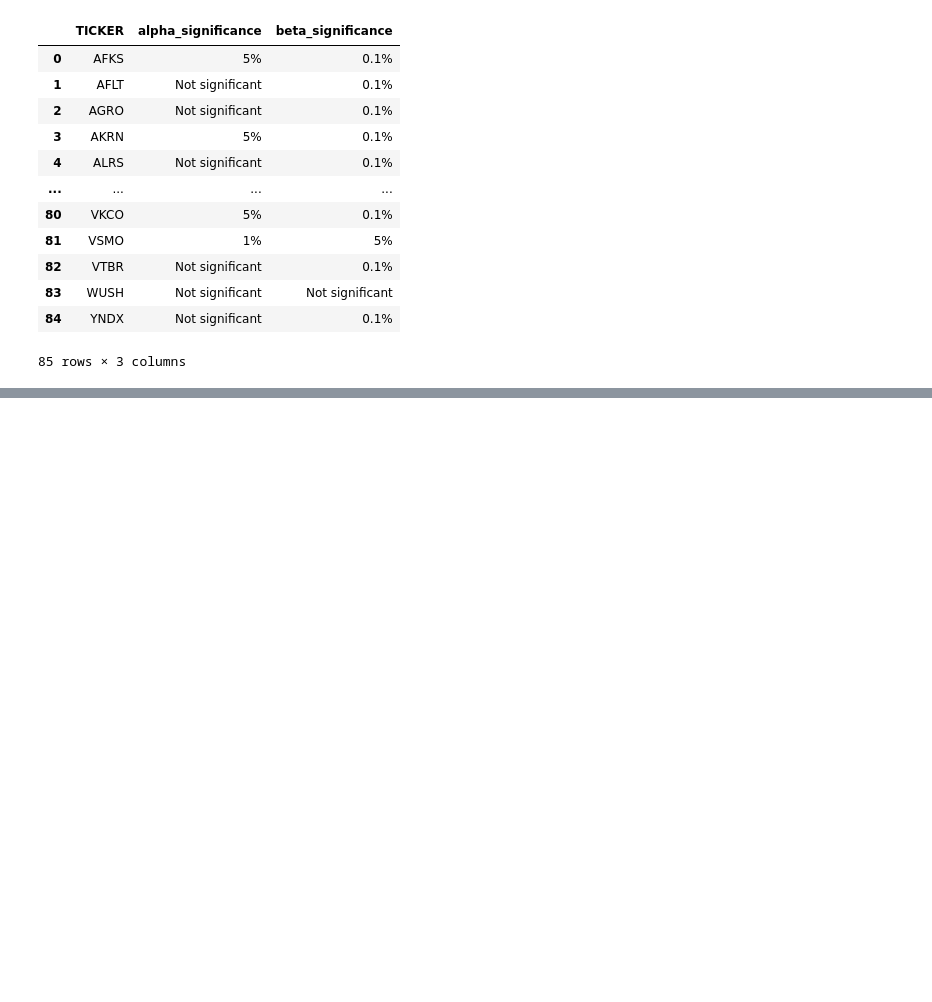
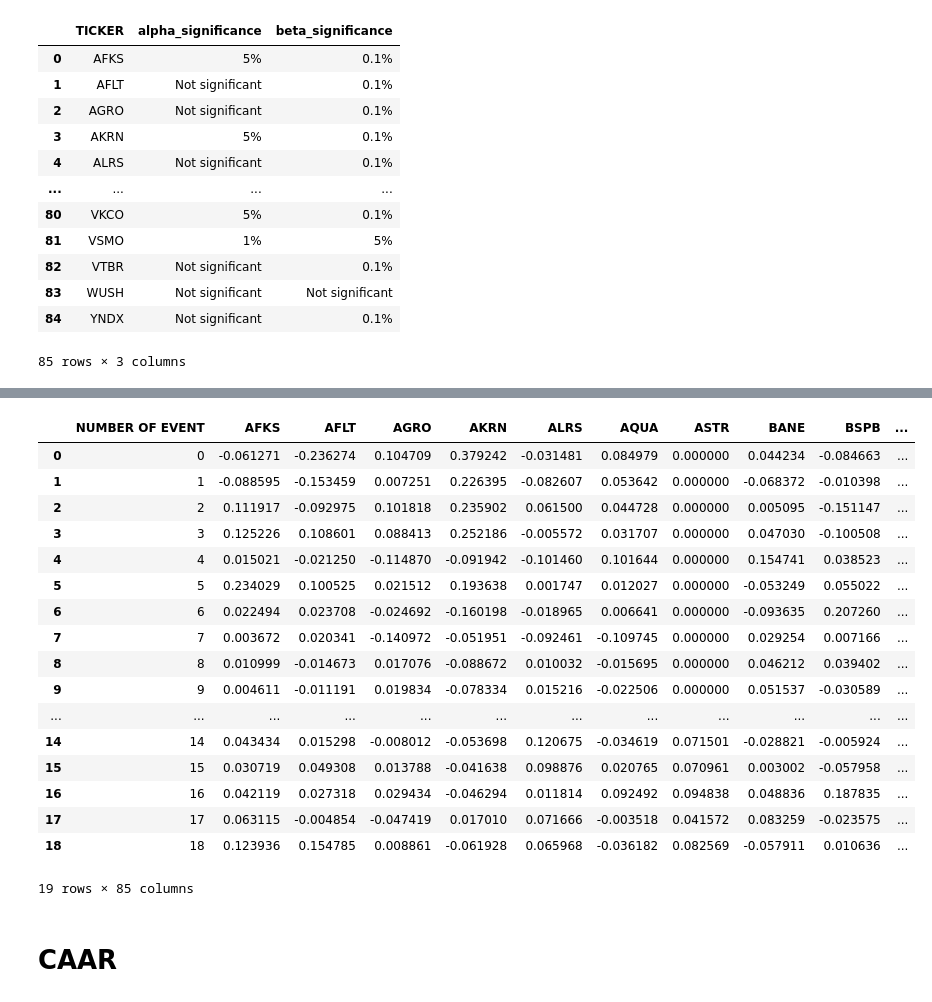
Before and after one commit to someawesomee/Event-study, a Jupyter notebook: analytics.ipynb, the cells around one changed output, grey strips where cells are left out. Drawn from its saved outputs; the diff is of its cells as text; code cells hidden in the pictures; blank space fills up the shorter version.

```diff
--- a/analytics.ipynb
+++ b/analytics.ipynb
@@ -891,0 +770,6 @@ UnicodeDecodeError: 'utf-8' codec can't decode byte 0xc8 in position 176: invali
+# %%
+abnormal_returns_all = pd.concat([abnormal_returns22, abnormal_returns23, abnormal_returns24])
+# abnormal_returns22_test = abnormal_returns22.set_index('TRADEDATE')
+# abnormal_returns22_test
+abnormal_returns_all = abnormal_returns_all.sort_values(by=['TRADEDATE'], ascending = True)
+abnormal_returns_all = abnormal_returns_all.set_index('TRADEDATE')
@@ -891,0 +907,10 @@ UnicodeDecodeError: 'utf-8' codec can't decode byte 0xc8 in position 176: invali
+# %%
+abnormal_returns_all = abnormal_returns_all.drop(columns='IMOEX')
+
+df_sum = abnormal_returns_all.sum(axis = 1)
+df_count= abnormal_returns_all.count(axis = 1)
+df_aar = df_sum / df_count
+df_aar = pd.DataFrame(df_aar)
+
+df_aar = df_aar.rename(columns={ 0 : 'AAR'})
+df_aar
@@ -891,0 +934,3 @@ UnicodeDecodeError: 'utf-8' codec can't decode byte 0xc8 in position 176: invali
+# %%
+df_events = df_events[['NUMBER OF EVENT', 'EVENT DATE']]
+df_events
@@ -891,0 +955,21 @@ UnicodeDecodeError: 'utf-8' codec can't decode byte 0xc8 in position 176: invali
+# %%
+results = []
+for index, row in df_events.iterrows():
+    event_date = row['EVENT DATE']
+    event_number = row['NUMBER OF EVENT']
+
+    event_date_num = pd.Timestamp(event_date).value
+
+    start_index = abnormal_returns_all.index.get_loc(event_date) - 10
+    end_index = abnormal_returns_all.index.get_loc(event_date) + 10
+
+    window_prices = abnormal_returns_all.iloc[start_index:end_index+1]
+
+    company_sums = window_prices.sum()
+
+    result_row = {'NUMBER OF EVENT': event_number}
+    result_row.update(company_sums)
+    results.append(result_row)
+
+
+results
@@ -891,0 +994,24 @@ UnicodeDecodeError: 'utf-8' codec can't decode byte 0xc8 in position 176: invali
+# %%
+results = pd.DataFrame(results)
+results
+# %% [output]
+|  | NUMBER OF EVENT | AFKS | AFLT | AGRO | AKRN | ALRS | AQUA | ASTR | BANE | BSPB | ... |
+| 0 | 0 | -0.061271 | -0.236274 | 0.104709 | 0.379242 | -0.031481 | 0.084979 | 0.000000 | 0.044234 | -0.084663 | ... |
+| 1 | 1 | -0.088595 | -0.153459 | 0.007251 | 0.226395 | -0.082607 | 0.053642 | 0.000000 | -0.068372 | -0.010398 | ... |
+| 2 | 2 | 0.111917 | -0.092975 | 0.101818 | 0.235902 | 0.061500 | 0.044728 | 0.000000 | 0.005095 | -0.151147 | ... |
+| 3 | 3 | 0.125226 | 0.108601 | 0.088413 | 0.252186 | -0.005572 | 0.031707 | 0.000000 | 0.047030 | -0.100508 | ... |
+| 4 | 4 | 0.015021 | -0.021250 | -0.114870 | -0.091942 | -0.101460 | 0.101644 | 0.000000 | 0.154741 | 0.038523 | ... |
+| 5 | 5 | 0.234029 | 0.100525 | 0.021512 | 0.193638 | 0.001747 | 0.012027 | 0.000000 | -0.053249 | 0.055022 | ... |
+| 6 | 6 | 0.022494 | 0.023708 | -0.024692 | -0.160198 | -0.018965 | 0.006641 | 0.000000 | -0.093635 | 0.207260 | ... |
+| 7 | 7 | 0.003672 | 0.020341 | -0.140972 | -0.051951 | -0.092461 | -0.109745 | 0.000000 | 0.029254 | 0.007166 | ... |
+| 8 | 8 | 0.010999 | -0.014673 | 0.017076 | -0.088672 | 0.010032 | -0.015695 | 0.000000 | 0.046212 | 0.039402 | ... |
+| 9 | 9 | 0.004611 | -0.011191 | 0.019834 | -0.078334 | 0.015216 | -0.022506 | 0.000000 | 0.051537 | -0.030589 | ... |
+| ... | ... | ... | ... | ... | ... | ... | ... | ... | ... | ... | ... |
+| 14 | 14 | 0.043434 | 0.015298 | -0.008012 | -0.053698 | 0.120675 | -0.034619 | 0.071501 | -0.028821 | -0.005924 | ... |
+| 15 | 15 | 0.030719 | 0.049308 | 0.013788 | -0.041638 | 0.098876 | 0.020765 | 0.070961 | 0.003002 | -0.057958 | ... |
+| 16 | 16 | 0.042119 | 0.027318 | 0.029434 | -0.046294 | 0.011814 | 0.092492 | 0.094838 | 0.048836 | 0.187835 | ... |
+| 17 | 17 | 0.063115 | -0.004854 | -0.047419 | 0.017010 | 0.071666 | -0.003518 | 0.041572 | 0.083259 | -0.023575 | ... |
+| 18 | 18 | 0.123936 | 0.154785 | 0.008861 | -0.061928 | 0.065968 | -0.036182 | 0.082569 | -0.057911 | 0.010636 | ... |
+19 rows × 85 columns
+# %% [markdown]
+# CAAR
```
Also changed, not shown: parts of 63 cells of this notebook.
